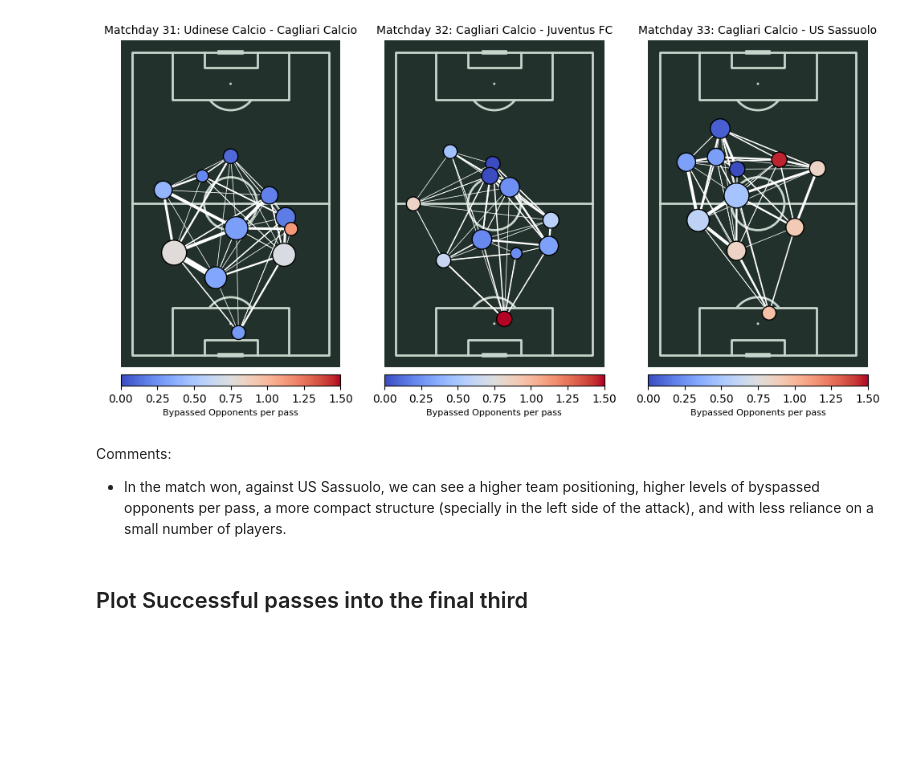
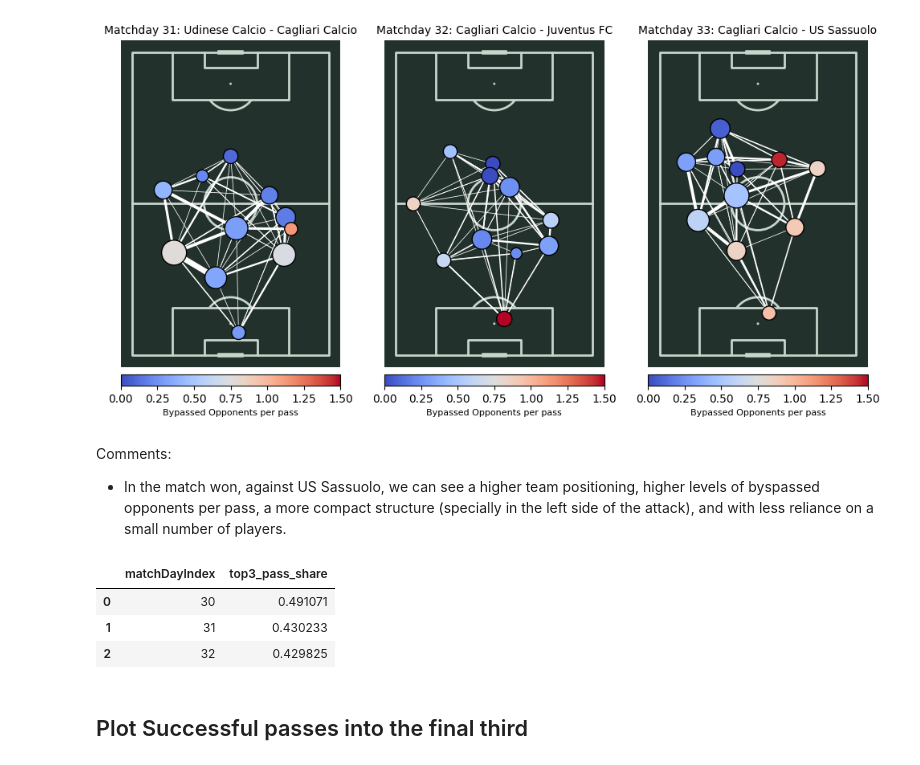
Before and after one commit to DZunigaO/Football-analytics, a Jupyter notebook: 01-cagliari-progression_analysis/final_project.ipynb, the cells around one changed output. Drawn from its saved outputs; the diff is of its cells as text; code cells hidden in the pictures; blank space fills up the shorter version.

```diff
--- a/01-cagliari-progression_analysis/final_project.ipynb
+++ b/01-cagliari-progression_analysis/final_project.ipynb
@@ -36,7 +29,7 @@ import matplotlib.pyplot as plt
 import seaborn as sns
 # %%
 # load data
-events = pd.read_csv('Lab/Data/events_SerieA_2021-22.csv', index_col='eventId')
+events = pd.read_csv('Data/events_SerieA_2021-22.csv', index_col='eventId')
 print(events.shape)
 events.head()
 # %% [output]
@@ -706,7 +699,8 @@ df_passes = events[
     ]
 df_passes = df_passes.groupby(['playerId','playerName','passReceiverPlayerId','passReceiverPlayerName','fixture','matchDayIndex']).agg({
     'PASSES':'sum',
-    'SUCCESSFUL_PASSES':'sum'
+    'SUCCESSFUL_PASSES':'sum',
+    'BYPASSED_OPPONENTS':'sum'
 }).reset_index()
 # Add avg passer location
 df_passes = df_passes.merge(df_players[['playerId','startAdjCoordinatesX','startAdjCoordinatesY','fixture','matchDayIndex']],
@@ -788,6 +782,26 @@ plt.show()
 Comments:
 
 * In the match won, against US Sassuolo, we can see a higher team positioning, higher levels of byspassed opponents per pass, a more compact structure (specially in the left side of the attack), and with less reliance on a small number of players.
+# %%
+# Calculate share of passes belonging to top 3 passers per game
+grouped = df_passes.groupby(['matchDayIndex', 'playerName'])['PASSES'].sum().reset_index(name='PASSES')
+grouped['matchTotalPasses'] = grouped.groupby('matchDayIndex')['PASSES'].transform('sum') # total passes in game
+# share of top 3 with more passes
+top3_per_match = (
+    grouped
+    .sort_values(['matchDayIndex', 'PASSES'], ascending=[True, False])
+    .groupby('matchDayIndex')
+    .head(3)
+)
+top3_per_match['share'] = top3_per_match['PASSES'] / top3_per_match['matchTotalPasses']
+result = top3_per_match.groupby('matchDayIndex')['share'].sum().reset_index(name='top3_pass_share')
+
+result.sort_values('matchDayIndex')
+# %% [output]
+|  | matchDayIndex | top3_pass_share |
+| 0 | 30 | 0.491071 |
+| 1 | 31 | 0.430233 |
+| 2 | 32 | 0.429825 |
 # %% [markdown]
 ## Plot Successful passes into the final third
 # %% [markdown]
```
Also changed, not shown: parts of 2 cells of this notebook.
